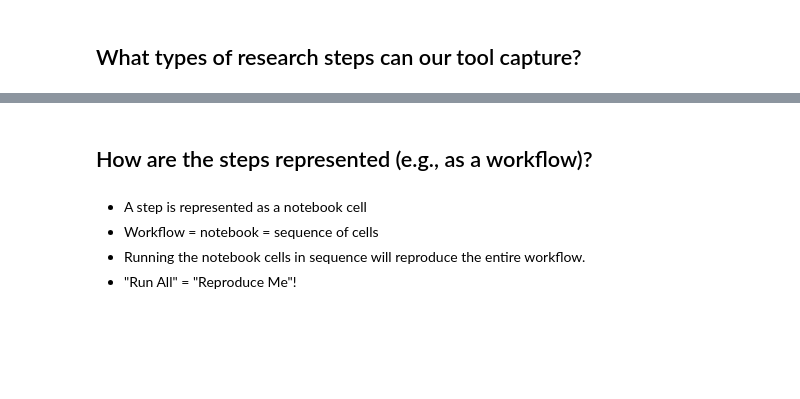
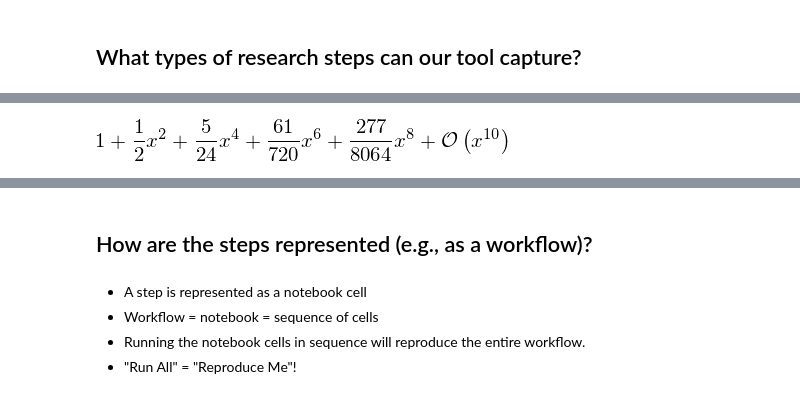
Before and after one commit to ellisonbg/talk-2013-software-repro, a Jupyter notebook: SoftwareInfrastructure.ipynb, the cells around one changed output, grey strips where cells are left out. Drawn from its saved outputs; the diff is of its cells as text; code cells hidden in the pictures; blank space fills up the shorter version.

```diff
--- a/SoftwareInfrastructure.ipynb
+++ b/SoftwareInfrastructure.ipynb
@@ -109,0 +269,6 @@ It is open source (BSD) and there are many options:
+# %%
+from sympy import *
+x = symbols("x")
+(1/cos(x)).series(x, 0, 10)
+# %% [output]
+[figure, added]
```
Also changed, not shown: parts of 66 cells of this notebook.
